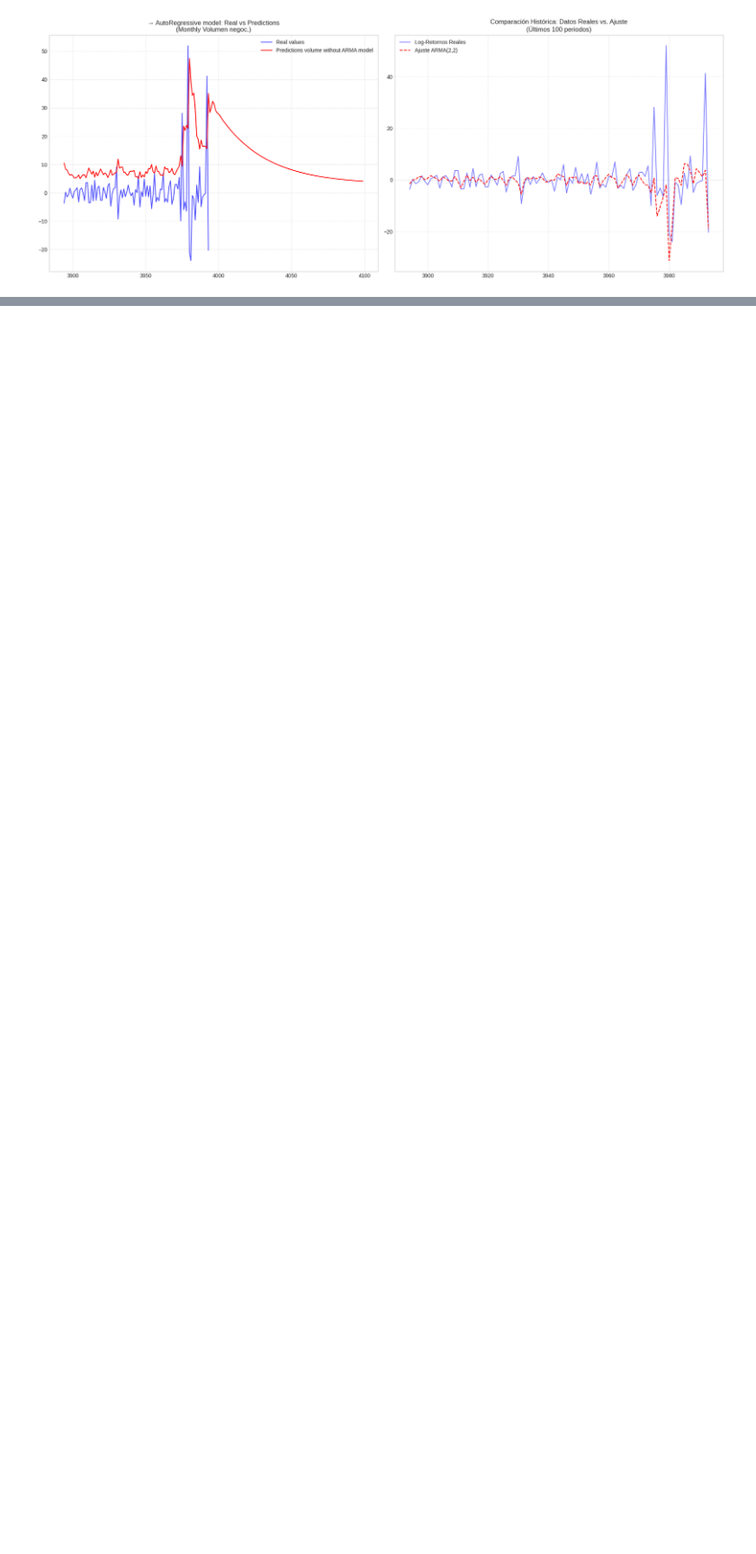
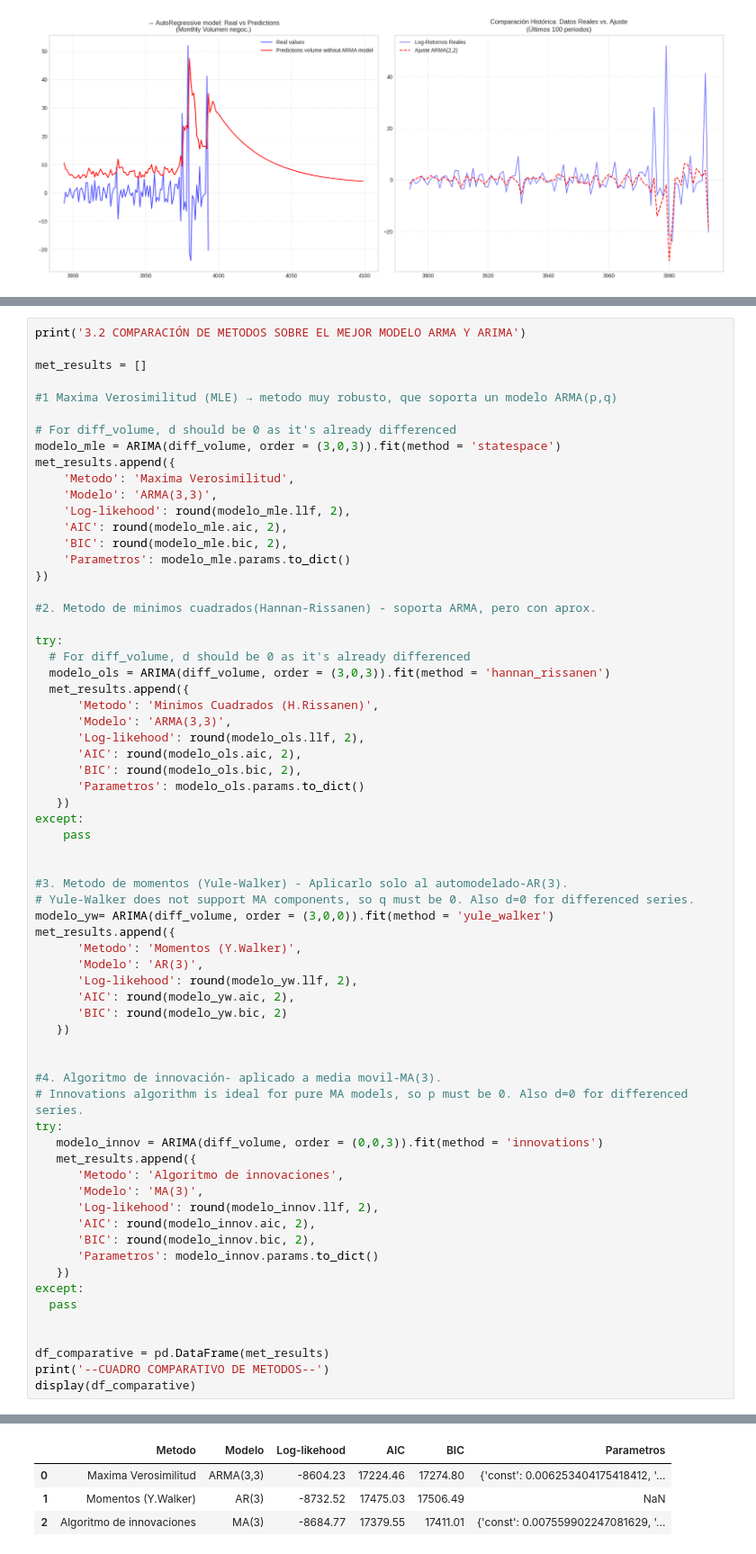
Before and after one commit to AncaraniJuanDiego/AnlisisSeriesTemporales, a Jupyter notebook: SeriesTP_PriceClosing.ipynb, the cells around one changed output, grey strips where cells are left out. Shown at 90% size. Drawn from its saved outputs; the diff is of its cells as text; blank space fills up the shorter version.

```diff
--- a/SeriesTP_PriceClosing.ipynb
+++ b/SeriesTP_PriceClosing.ipynb
@@ -885,0 +965,67 @@ plt.show()
+# %%
+print('3.2 COMPARACIÓN DE METODOS SOBRE EL MEJOR MODELO ARMA Y ARIMA')
+
+met_results = []
+
+#1 Maxima Verosimilitud (MLE) → metodo muy robusto, que soporta un modelo ARMA(p,q)
+
+# For diff_volume, d should be 0 as it's already differenced
+modelo_mle = ARIMA(diff_volume, order = (3,0,3)).fit(method = 'statespace')
+met_results.append({
+    'Metodo': 'Maxima Verosimilitud',
+    'Modelo': 'ARMA(3,3)',
+    'Log-likehood': round(modelo_mle.llf, 2),
+    'AIC': round(modelo_mle.aic, 2),
+    'BIC': round(modelo_mle.bic, 2),
+    'Parametros': modelo_mle.params.to_dict()
+})
+
+#2. Metodo de minimos cuadrados(Hannan-Rissanen) - soporta ARMA, pero con aprox.
+
+try:
+  # For diff_volume, d should be 0 as it's already differenced
+  modelo_ols = ARIMA(diff_volume, order = (3,0,3)).fit(method = 'hannan_rissanen')
+  met_results.append({
+      'Metodo': 'Minimos Cuadrados (H.Rissanen)',
+      'Modelo': 'ARMA(3,3)',
+      'Log-likehood': round(modelo_ols.llf, 2),
+      'AIC': round(modelo_ols.aic, 2),
+      'BIC': round(modelo_ols.bic, 2),
+      'Parametros': modelo_ols.params.to_dict()
+   })
+except:
+    pass
+
+
+#3. Metodo de momentos (Yule-Walker) - Aplicarlo solo al automodelado-AR(3).
+# Yule-Walker does not support MA components, so q must be 0. Also d=0 for differenced series.
+modelo_yw= ARIMA(diff_volume, order = (3,0,0)).fit(method = 'yule_walker')
+met_results.append({
+      'Metodo': 'Momentos (Y.Walker)',
+      'Modelo': 'AR(3)',
+      'Log-likehood': round(modelo_yw.llf, 2),
+      'AIC': round(modelo_yw.aic, 2),
+      'BIC': round(modelo_yw.bic, 2)
+   })
+
+
+#4. Algoritmo de innovación- aplicado a media movil-MA(3).
+# Innovations algorithm is ideal for pure MA models, so p must be 0. Also d=0 for differenced series.
+try:
+   modelo_innov = ARIMA(diff_volume, order = (0,0,3)).fit(method = 'innovations')
+   met_results.append({
+      'Metodo': 'Algoritmo de innovaciones',
+      'Modelo': 'MA(3)',
+      'Log-likehood': round(modelo_innov.llf, 2),
+      'AIC': round(modelo_innov.aic, 2),
+      'BIC': round(modelo_innov.bic, 2),
+      'Parametros': modelo_innov.params.to_dict()
+   })
+except:
+  pass
+
+
+df_comparative = pd.DataFrame(met_results)
+print('--CUADRO COMPARATIVO DE METODOS--')
+display(df_comparative)
+# %% [output]
@@ -885,0 +1034,4 @@ plt.show()
+|  | Metodo | Modelo | Log-likehood | AIC | BIC | Parametros |
+| 0 | Maxima Verosimilitud | ARMA(3,3) | -8604.23 | 17224.46 | 17274.80 | {'const': 0.006253404175418412, '... |
+| 1 | Momentos (Y.Walker) | AR(3) | -8732.52 | 17475.03 | 17506.49 | NaN |
+| 2 | Algoritmo de innovaciones | MA(3) | -8684.77 | 17379.55 | 17411.01 | {'const': 0.007559902247081629, '... |
```
Also changed, not shown: parts of 18 cells of this notebook.
